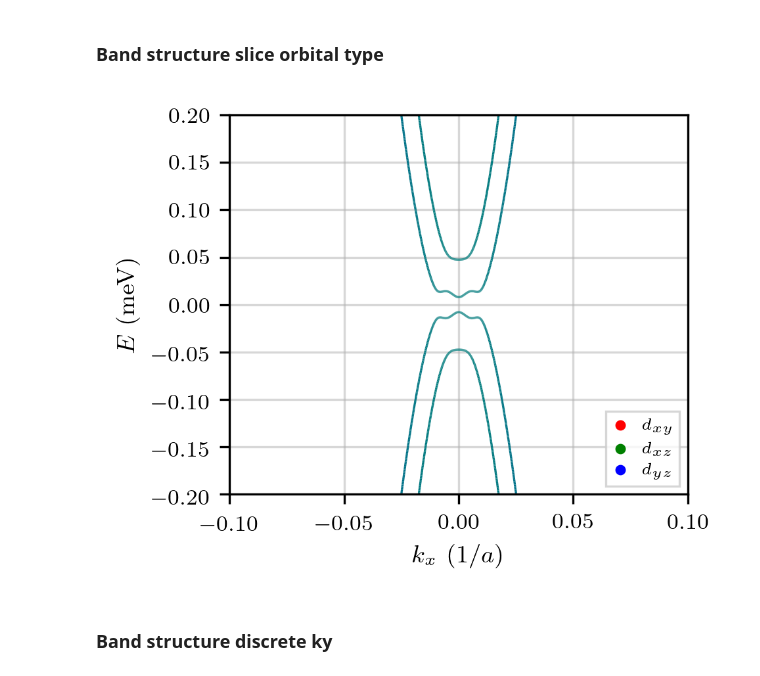
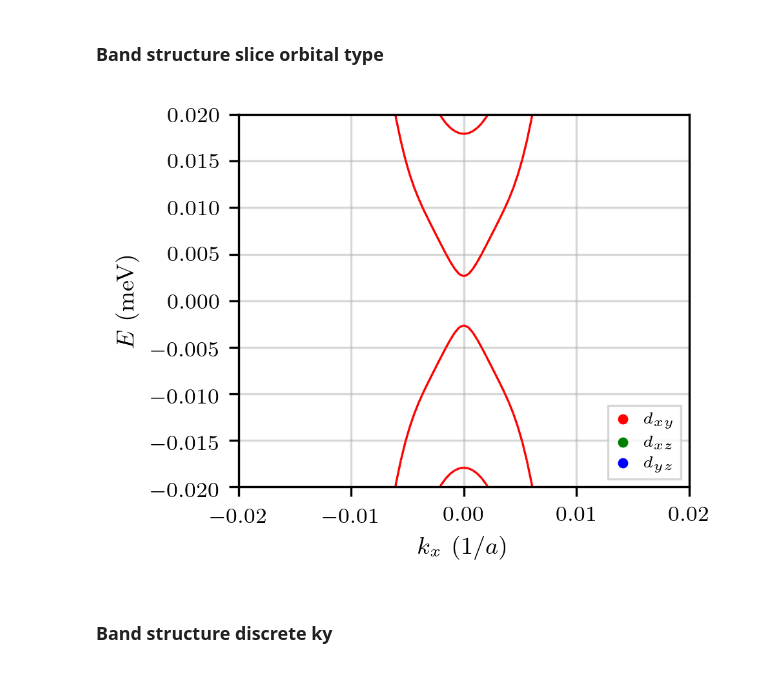
Before and after one commit to piotr-zeberek/LAOSTO-Topology-MSc, a Jupyter notebook: plot.ipynb, the cells around one changed output. Drawn from its saved outputs; the diff is of its cells as text; code cells hidden in the pictures.

```diff
--- a/plot.ipynb
+++ b/plot.ipynb
@@ -155,7 +155,7 @@ plt.grid(alpha=0.5)
 from matplotlib.collections import LineCollection
 
 fig, ax = plt.subplots()
-ks, *energies_orbitals = load_data(f"BS_slice_orbital.dat")
+ks, *energies_orbitals = load_data(f"BS_discrete_ky_orbital_type.dat")
 
 # n_orbitals = 2
 # n_orbitals = 4
@@ -210,35 +210,35 @@ if n_orbitals in [2, 4]:
 if n_orbitals in [6, 12]:
     plt.scatter([], [], color="red", label=r"$d_{xy}$")
     plt.scatter([], [], color="green", label=r"$d_{xz}$")
     plt.scatter([], [], color="blue", label=r"$d_{yz}$")
     plt.legend(frameon=True, fontsize=6, loc="lower right", markerscale=0.5)
 
 plt.xlim(np.min(ks), np.max(ks))
-plt.ylim(-0.2, 0.2)
+plt.ylim(-0.02, 0.02)
 
 # plt.xlim(-0.02, 0.02)
 # plt.xlim(-0.1, 0.1)
 # plt.xlim(-0.05, 0.05)
 # plt.ylim(-2, 2)
 # plt.ylim(-0.2, 0.2)
 # plt.ylim(-0.05, 0.05)
 # plt.ylim(-0.1, 0.1)
 # plt.ylim(-0.05, 0.05)
 # plt.ylim(-50, -46)
 set_labels(
     r"$k_x\ (1/a)$ ",
     r"$E$ (meV)",
 )  # r"$\mu = 0.0$ meV, $k_y = 0.0$")
 
 # plt.axhline(0.02, color="black", linestyle="--", linewidth=0.5)
 # plt.axhline(-47.5031092363, color="grey", linestyle="--", linewidth=0.5, label=r"$\mu_{xy}$")
 # plt.axhline(-2.83022409, color="green", linestyle="--", linewidth=0.5, label=r"$\mu_{xz}$")
 # plt.axhline(3.33333333333, color="blue", linestyle="--", linewidth=0.5, label=r"$\mu_{yz}$")
 plt.grid(alpha=0.5)
 # plt.legend()
 # save_plot("BS_slice.png")
 # %% [output]
-[figure, old version]
+[figure, new version]
 # %% [markdown]
 ### Band structure discrete ky
 # %%
```
Also changed, not shown: parts of 1 cell of this notebook, 45 other files.
